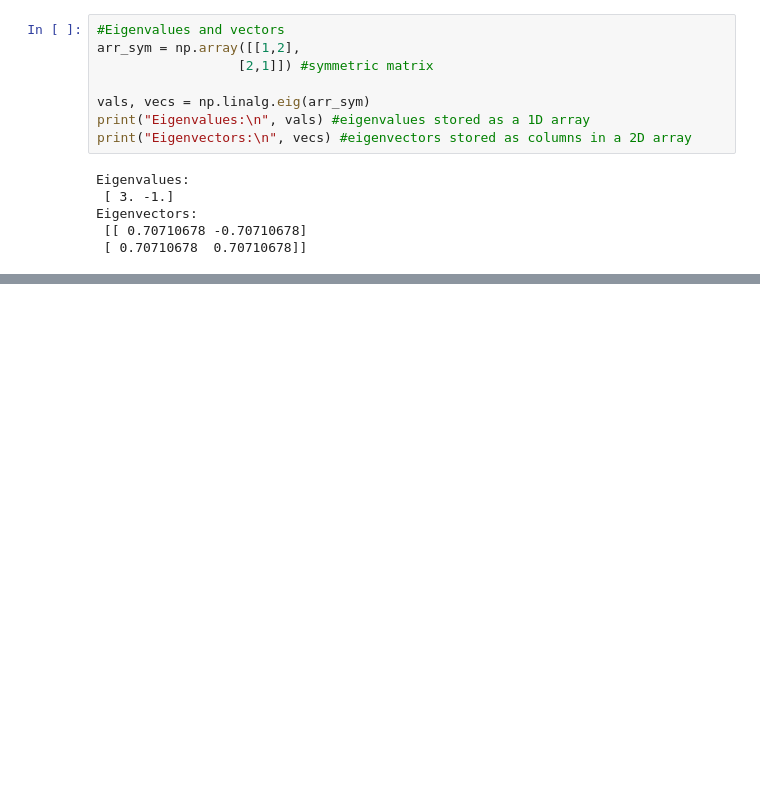
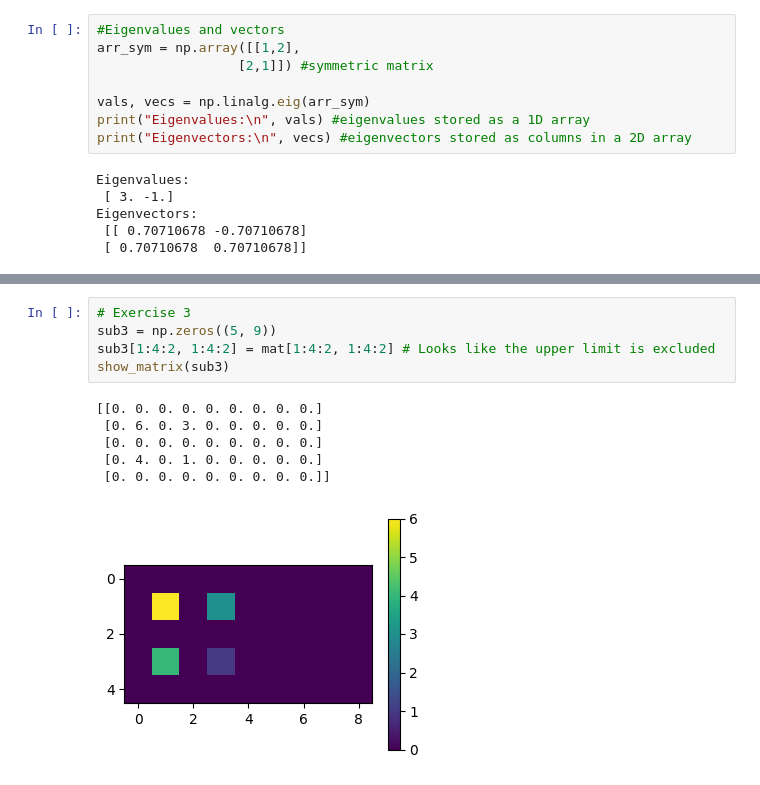
Before and after one commit to ABlessingFromTheLord/Vertiefungspraktika, a Jupyter notebook: 2Numpy Introduction.ipynb, the cells around one changed output, grey strips where cells are left out. Drawn from its saved outputs; the diff is of its cells as text; blank space fills up the shorter version.

```diff
--- a/2Numpy Introduction.ipynb
+++ b/2Numpy Introduction.ipynb
@@ -473,0 +467,12 @@ show_matrix(b)
+# %%
+# Exercise 3
+sub3 = np.zeros((5, 9))
+sub3[1:4:2, 1:4:2] = mat[1:4:2, 1:4:2] # Looks like the upper limit is excluded
+show_matrix(sub3)
+# %% [output]
+[[0. 0. 0. 0. 0. 0. 0. 0. 0.]
+ [0. 6. 0. 3. 0. 0. 0. 0. 0.]
+ [0. 0. 0. 0. 0. 0. 0. 0. 0.]
+ [0. 4. 0. 1. 0. 0. 0. 0. 0.]
+ [0. 0. 0. 0. 0. 0. 0. 0. 0.]]
+[figure, added]
```
Also changed, not shown: parts of 38 cells of this notebook, 1 other file.
